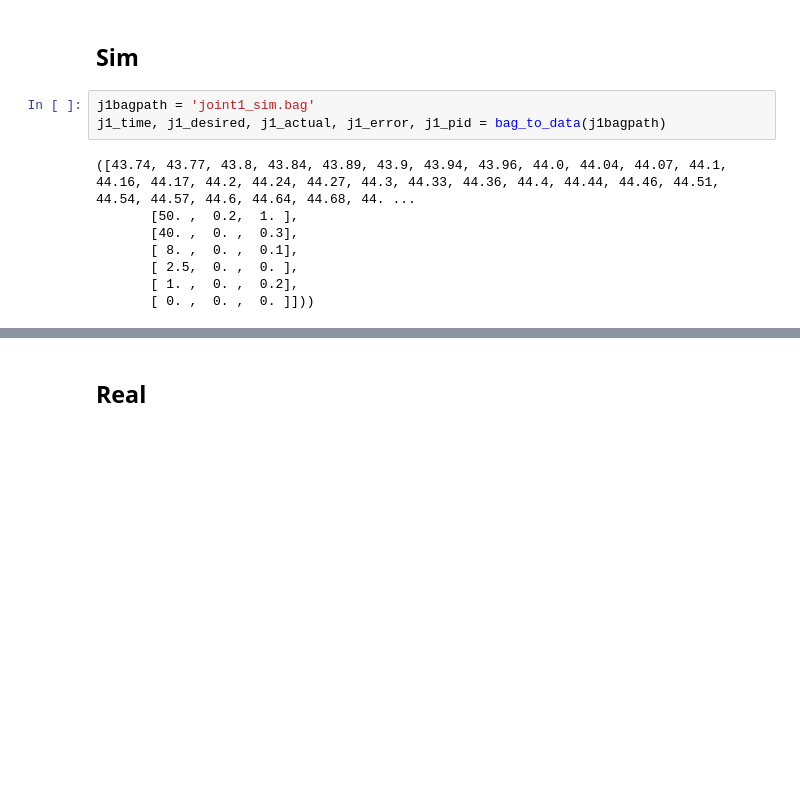
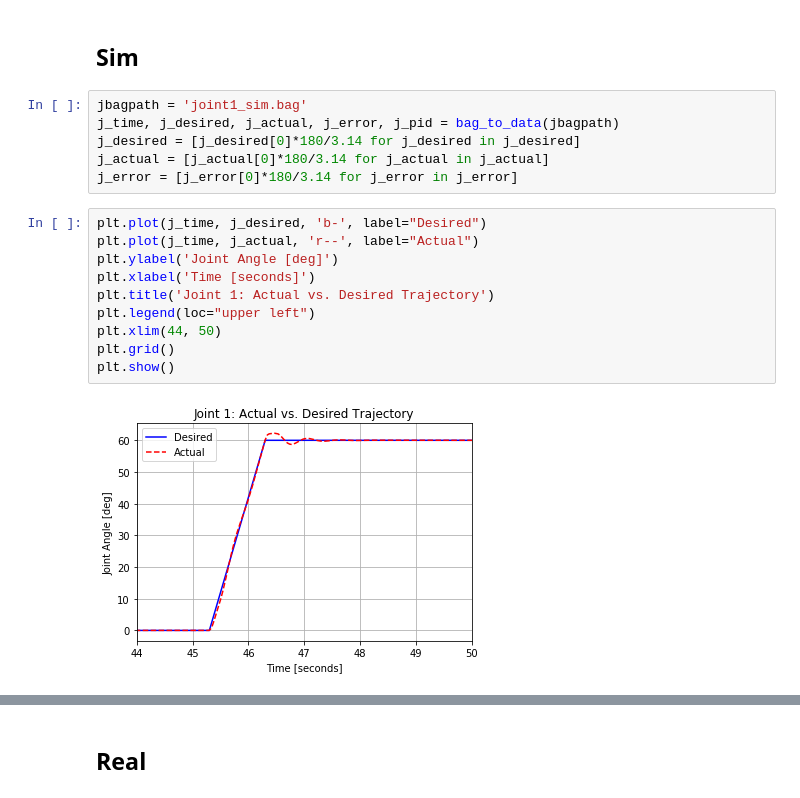
Before and after one commit to alonzolopez/bbot-master, a Jupyter notebook: rosbag/plot_joints.ipynb, the cells around one changed output, grey strips where cells are left out. Cells and saved outputs as stored; diff of their text form; blank space fills up the shorter version.

```diff
--- a/rosbag/plot_joints.ipynb
+++ b/rosbag/plot_joints.ipynb
@@ -88,15 +88,22 @@ print(j_actual)
 # Joint 1
 # %% [markdown]
 ## Sim
-# %%
-j1bagpath = 'joint1_sim.bag'
-j1_time, j1_desired, j1_actual, j1_error, j1_pid = bag_to_data(j1bagpath)
-# %% [output]
-([43.74, 43.77, 43.8, 43.84, 43.89, 43.9, 43.94, 43.96, 44.0, 44.04, 44.07, 44.1, 44.16, 44.17, 44.2, 44.24, 44.27, 44.3, 44.33, 44.36, 44.4, 44.44, 44.46, 44.51, 44.54, 44.57, 44.6, 44.64, 44.68, 44. ...
-       [50. ,  0.2,  1. ],
-       [40. ,  0. ,  0.3],
-       [ 8. ,  0. ,  0.1],
-       [ 2.5,  0. ,  0. ],
-       [ 1. ,  0. ,  0.2],
-       [ 0. ,  0. ,  0. ]]))
+# %%
+jbagpath = 'joint1_sim.bag'
+j_time, j_desired, j_actual, j_error, j_pid = bag_to_data(jbagpath)
+j_desired = [j_desired[0]*180/3.14 for j_desired in j_desired]
+j_actual = [j_actual[0]*180/3.14 for j_actual in j_actual]
+j_error = [j_error[0]*180/3.14 for j_error in j_error]
+# %%
+plt.plot(j_time, j_desired, 'b-', label="Desired")
+plt.plot(j_time, j_actual, 'r--', label="Actual")
+plt.ylabel('Joint Angle [deg]')
+plt.xlabel('Time [seconds]')
+plt.title('Joint 1: Actual vs. Desired Trajectory')
+plt.legend(loc="upper left")
+plt.xlim(44, 50)
+plt.grid()
+plt.show()
+# %% [output]
+[figure, added]
 # %%
```
Also changed, not shown: parts of 31 cells of this notebook.
